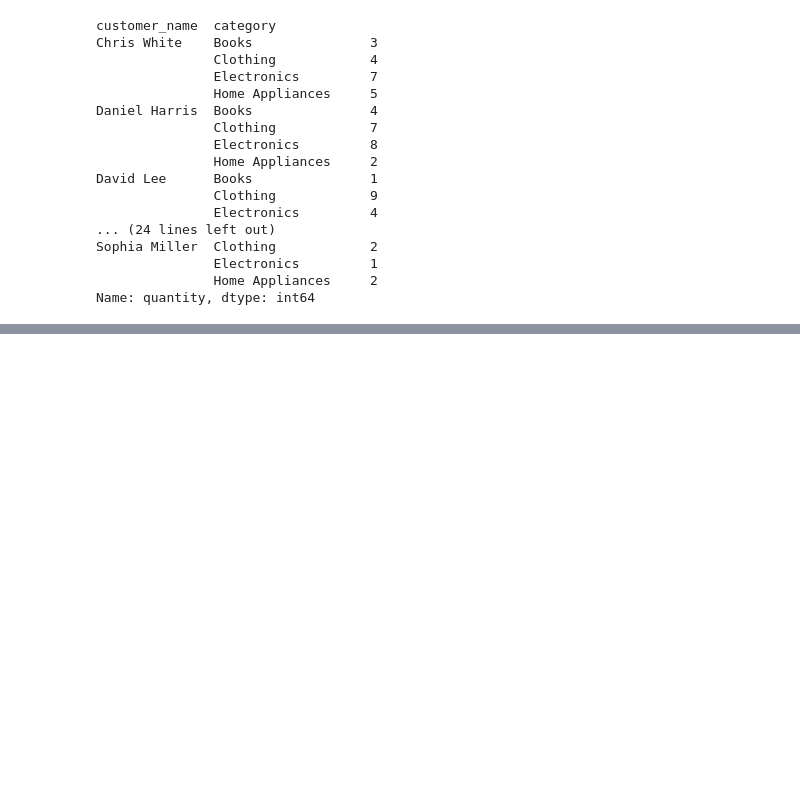
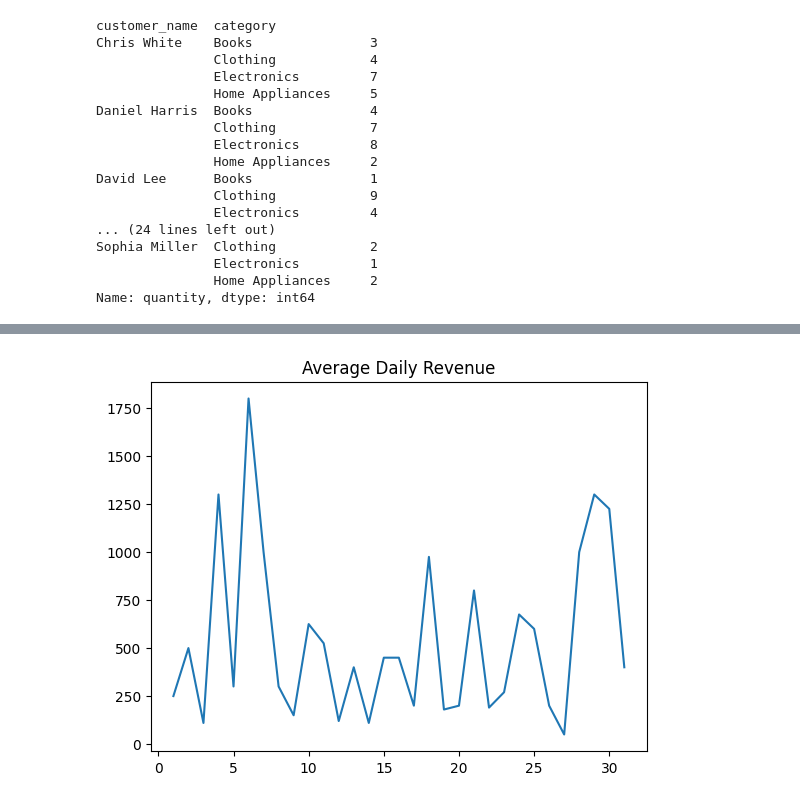
Before and after one commit to minaekramy06/amazon-sales-analysis-2025, a Jupyter notebook: notebooks/amazon_sales_analysis.ipynb, the cells around one changed output, grey strips where cells are left out. Cells and saved outputs as stored; diff of their text form; code cells hidden in the pictures; blank space fills up the shorter version.

```diff
--- a/notebooks/amazon_sales_analysis.ipynb
+++ b/notebooks/amazon_sales_analysis.ipynb
@@ -525,5 +526,6 @@ date_month
 Name: total_sales, dtype: int64
 # %%
-df.groupby('date_day').total_sales.median().sort_values(ascending= False)
+daily_analysis = df.groupby('date_day').total_sales.median()
+daily_analysis
 # %% [output]
 date_day
@@ -681,0 +694,6 @@ Name: quantity, dtype: int64
+# %%
+plt.plot(daily_analysis.index, daily_analysis.values)
+plt.title('Average Daily Revenue')
+plt.show()
+# %% [output]
+[figure, added]
```
Also changed, not shown: parts of 23 cells of this notebook.
